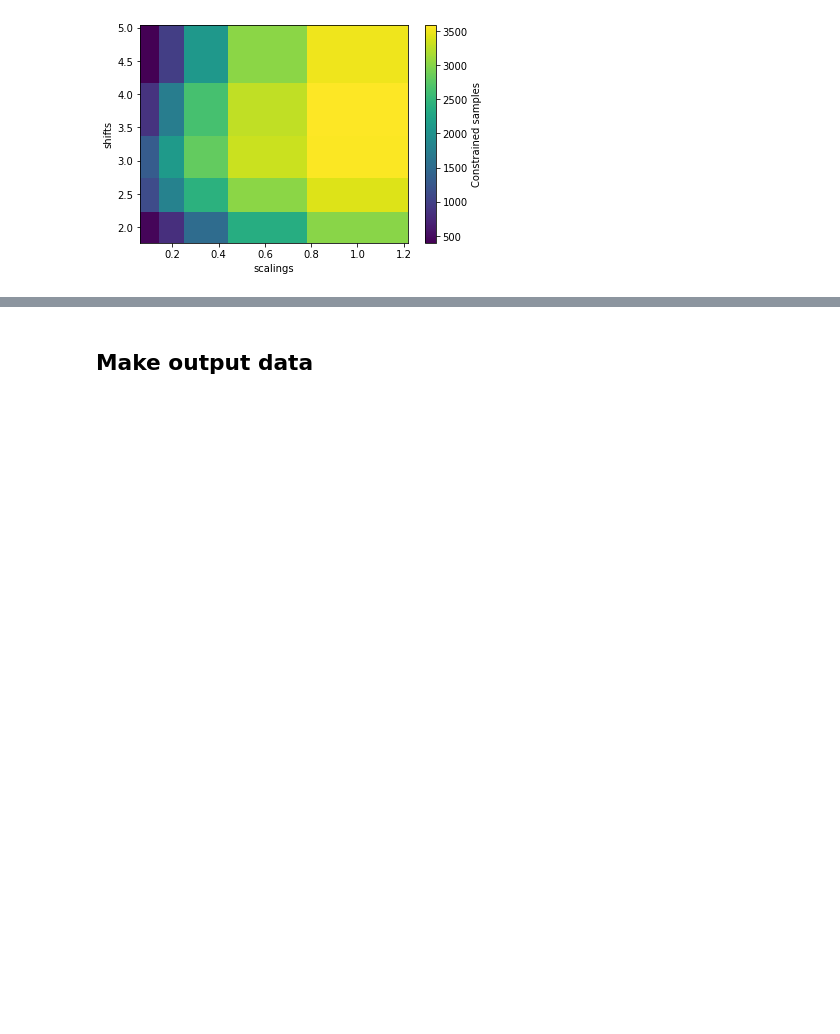
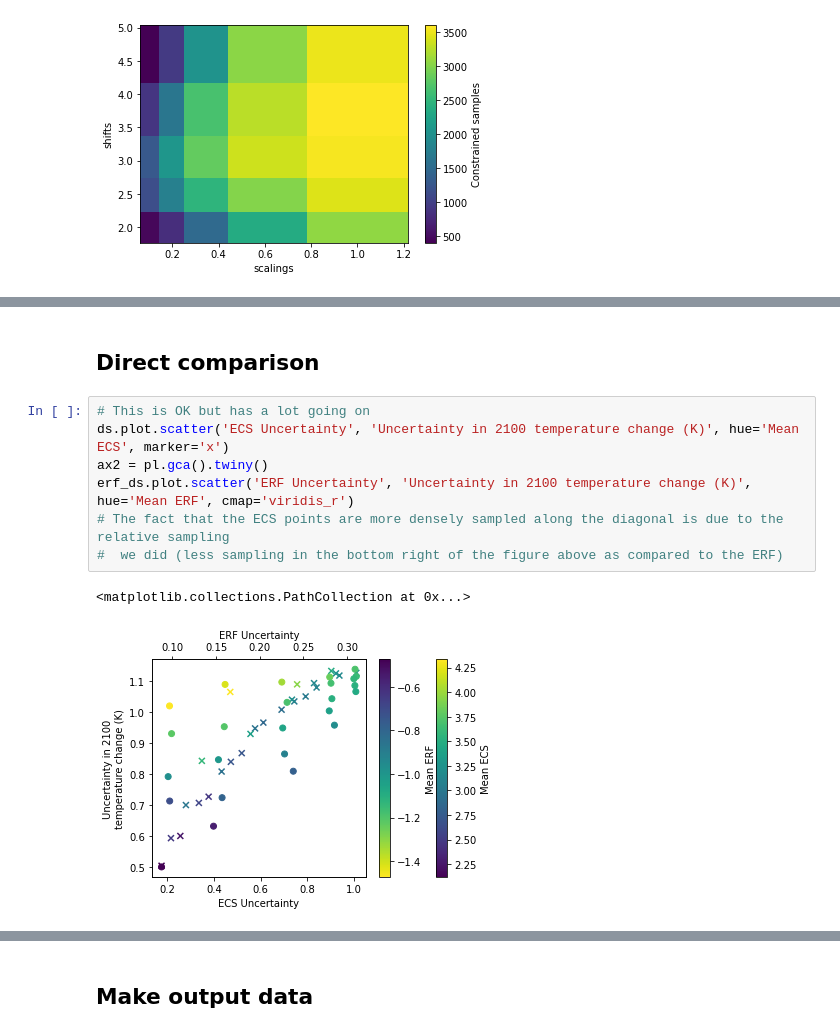
Before and after one commit to chrisroadmap/ar6-aerosol-uncertainty, a Jupyter notebook: notebooks/300_systematic_resampling.ipynb, the cells around one changed output, grey strips where cells are left out. Cells and saved outputs as stored; diff of their text form; blank space fills up the shorter version.

Commit message:
Added a direct comparison plot

```diff
--- a/notebooks/300_systematic_resampling.ipynb
+++ b/notebooks/300_systematic_resampling.ipynb
@@ -183,0 +182,12 @@ ds.plot.scatter('Mean ECS', 'ECS Uncertainty', hue='Temperature change by 2100 (
+# %% [markdown]
+## Direct comparison
+# %%
+# This is OK but has a lot going on
+ds.plot.scatter('ECS Uncertainty', 'Uncertainty in 2100 temperature change (K)', hue='Mean ECS', marker='x')
+ax2 = pl.gca().twiny()
+erf_ds.plot.scatter('ERF Uncertainty', 'Uncertainty in 2100 temperature change (K)', hue='Mean ERF', cmap='viridis_r')
+# The fact that the ECS points are more densely sampled along the diagonal is due to the relative sampling
+#  we did (less sampling in the bottom right of the figure above as compared to the ERF)
+# %% [output]
+<matplotlib.collections.PathCollection at 0x...>
+[figure, added]
```
Also changed, not shown: parts of 10 cells of this notebook.
